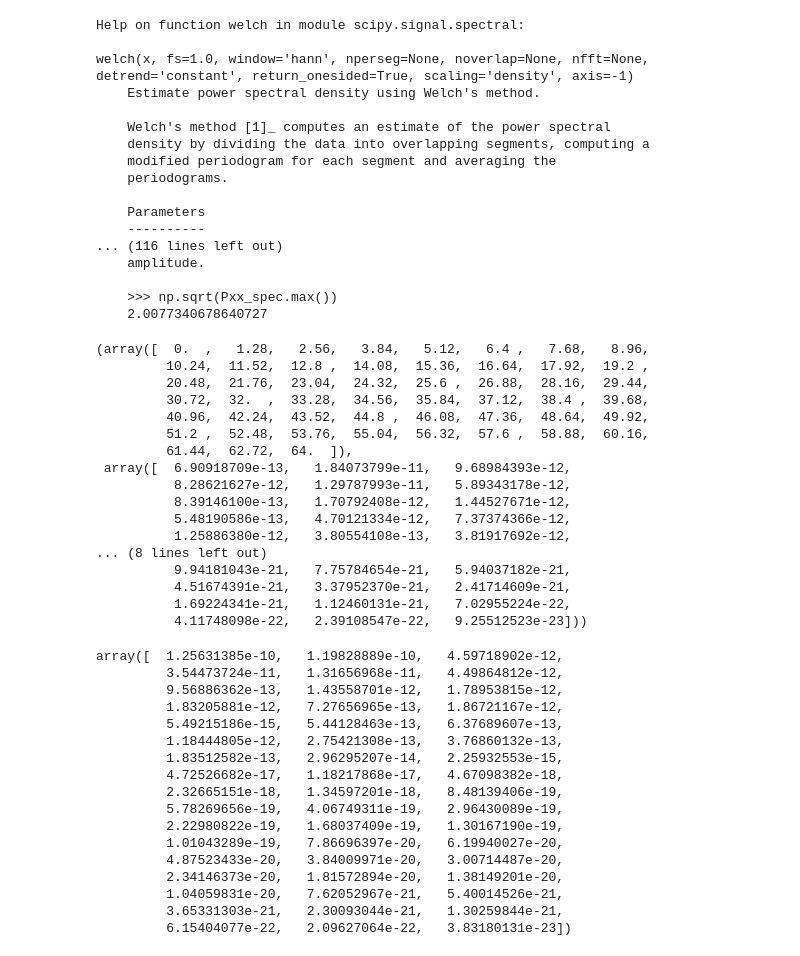
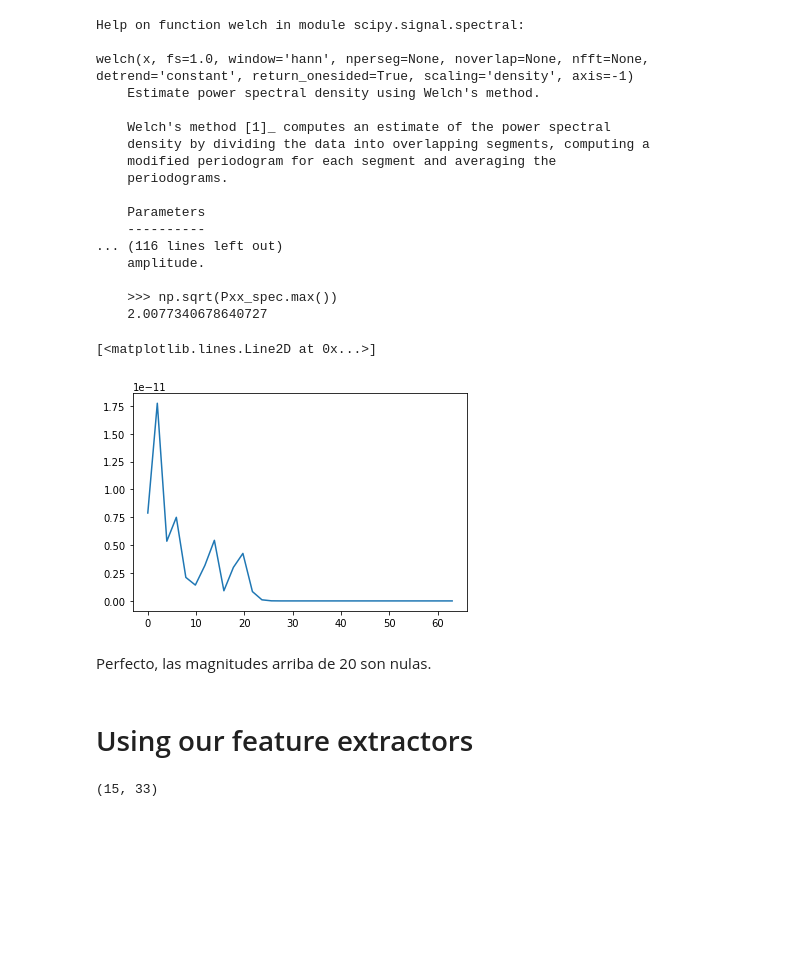
Before and after one commit to finiteautomata/p300speller, a Jupyter notebook: notebooks/feature_extraction.py.ipynb, the cells around one changed output. Drawn from its saved outputs; the diff is of its cells as text; code cells hidden in the pictures; blank space fills up the shorter version.

```diff
--- a/notebooks/feature_extraction.py.ipynb
+++ b/notebooks/feature_extraction.py.ipynb
@@ -60,25 +60,16 @@ welch(x, fs=1.0, window='hann', nperseg=None, noverlap=None, nfft=None, detrend=
     >>> np.sqrt(Pxx_spec.max())
     2.0077340678640727
 # %%
-signal.welch(arr[1, :], fs=128, nperseg=100)
+freqs, amplitudes = signal.welch(arr[1, :], fs=128, nperseg=65)
-# %% [output]
-(array([  0.  ,   1.28,   2.56,   3.84,   5.12,   6.4 ,   7.68,   8.96,
-         10.24,  11.52,  12.8 ,  14.08,  15.36,  16.64,  17.92,  19.2 ,
-         20.48,  21.76,  23.04,  24.32,  25.6 ,  26.88,  28.16,  29.44,
-         30.72,  32.  ,  33.28,  34.56,  35.84,  37.12,  38.4 ,  39.68,
-         40.96,  42.24,  43.52,  44.8 ,  46.08,  47.36,  48.64,  49.92,
-         51.2 ,  52.48,  53.76,  55.04,  56.32,  57.6 ,  58.88,  60.16,
-         61.44,  62.72,  64.  ]),
- array([  6.90918709e-13,   1.84073799e-11,   9.68984393e-12,
-          8.28621627e-12,   1.29787993e-11,   5.89343178e-12,
-          8.39146100e-13,   1.70792408e-12,   1.44527671e-12,
-          5.48190586e-13,   4.70121334e-12,   7.37374366e-12,
-          1.25886380e-12,   3.80554108e-13,   3.81917692e-12,
-... (8 lines left out)
-          9.94181043e-21,   7.75784654e-21,   5.94037182e-21,
-          4.51674391e-21,   3.37952370e-21,   2.41714609e-21,
-          1.69224341e-21,   1.12460131e-21,   7.02955224e-22,
-          4.11748098e-22,   2.39108547e-22,   9.25512523e-23]))
+# %%
+plt.plot(freqs, amplitudes)
+# %% [output]
+[<matplotlib.lines.Line2D at 0x...>]
+[figure, added]
+# %% [markdown]
+Perfecto, las magnitudes arriba de 20 son nulas.
+# %% [markdown]
+# Using our feature extractors
 # %%
 import p300.feature_extraction
 # %%
@@ -88,21 +78,5 @@ extractor = p300.feature_extraction.FrequencyExtractor()
 ret = extractor.transform(arr)
 # %%
-ret[0]
+ret.shape
 # %% [output]
-array([  1.25631385e-10,   1.19828889e-10,   4.59718902e-12,
-         3.54473724e-11,   1.31656968e-11,   4.49864812e-12,
-         9.56886362e-13,   1.43558701e-12,   1.78953815e-12,
-         1.83205881e-12,   7.27656965e-13,   1.86721167e-12,
-         5.49215186e-15,   5.44128463e-13,   6.37689607e-13,
-         1.18444805e-12,   2.75421308e-13,   3.76860132e-13,
-         1.83512582e-13,   2.96295207e-14,   2.25932553e-15,
-         4.72526682e-17,   1.18217868e-17,   4.67098382e-18,
-         2.32665151e-18,   1.34597201e-18,   8.48139406e-19,
-         5.78269656e-19,   4.06749311e-19,   2.96430089e-19,
-         2.22980822e-19,   1.68037409e-19,   1.30167190e-19,
-         1.01043289e-19,   7.86696397e-20,   6.19940027e-20,
-         4.87523433e-20,   3.84009971e-20,   3.00714487e-20,
-         2.34146373e-20,   1.81572894e-20,   1.38149201e-20,
-         1.04059831e-20,   7.62052967e-21,   5.40014526e-21,
-         3.65331303e-21,   2.30093044e-21,   1.30259844e-21,
-         6.15404077e-22,   2.09627064e-22,   3.83180131e-23])
+(15, 33)
```
Also changed, not shown: parts of 11 cells of this notebook, 4 other files.
